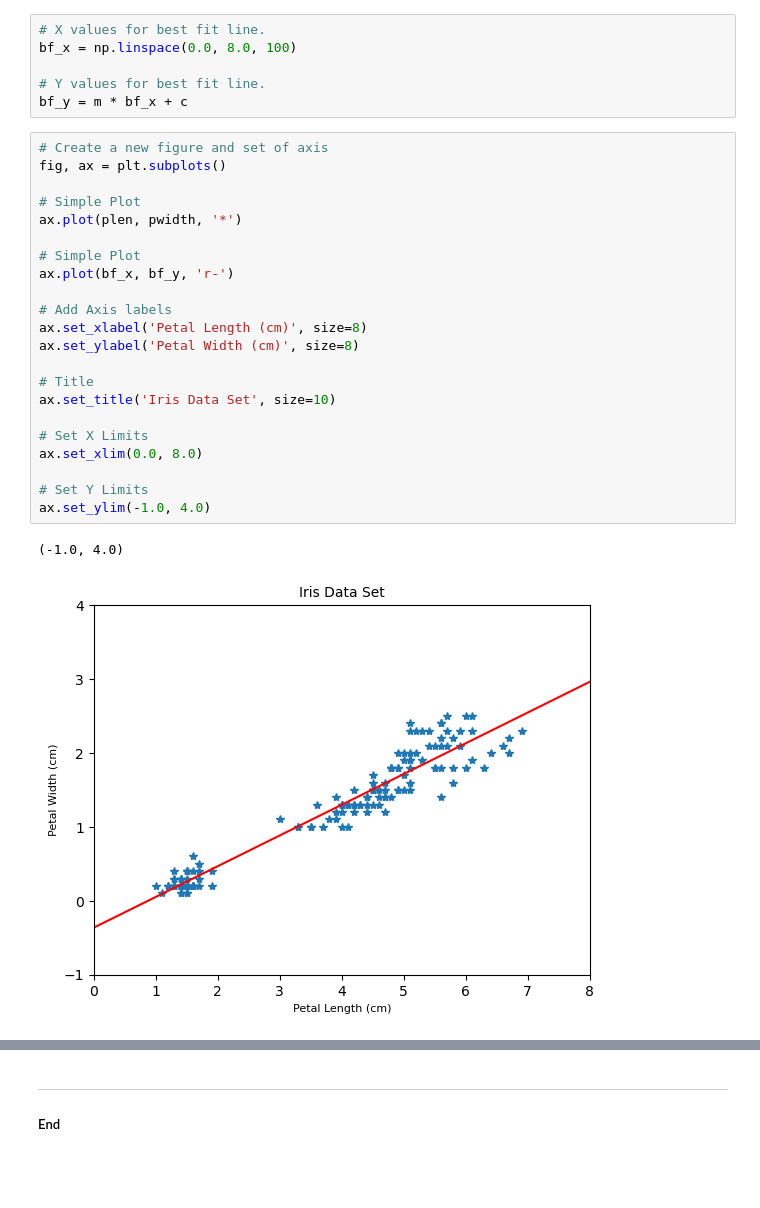
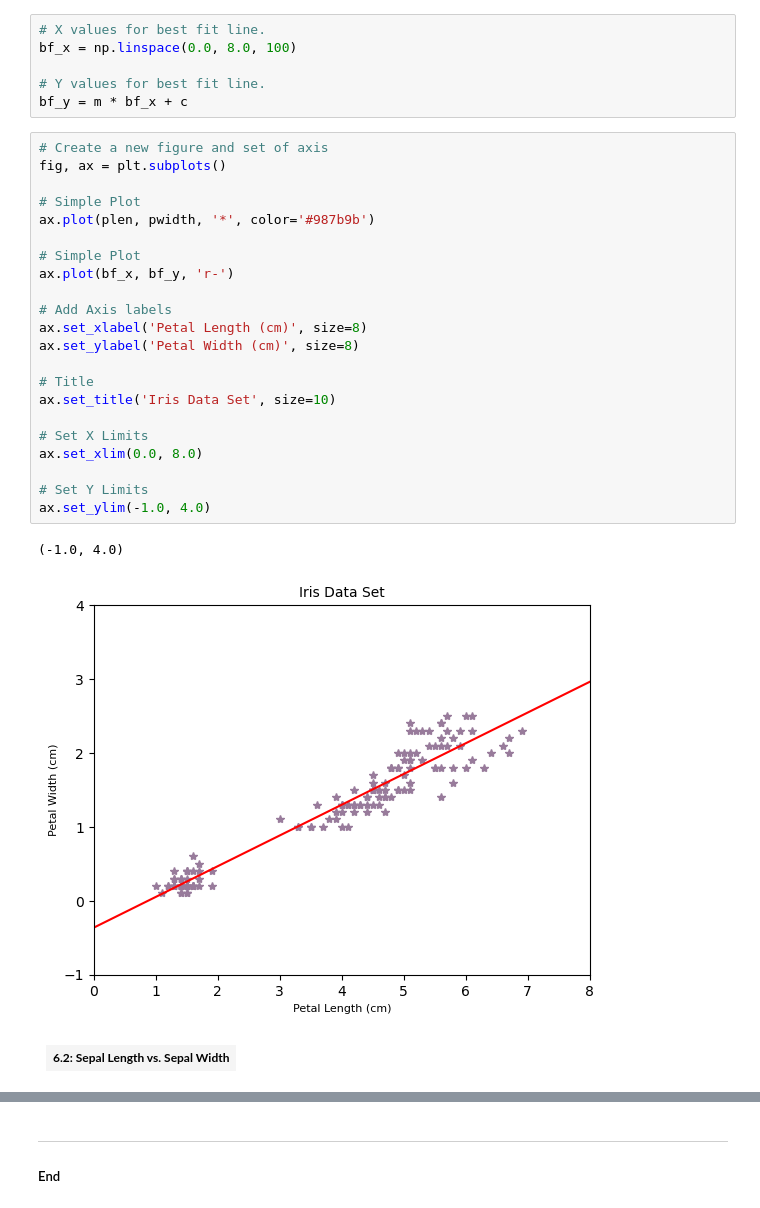
Before and after one commit to galto4/pands-project, a Jupyter notebook: iris.ipynb, the cells around one changed output, grey strips where cells are left out. Cells and saved outputs as stored; diff of their text form; blank space fills up the shorter version.

```diff
--- a/iris.ipynb
+++ b/iris.ipynb
@@ -472,25 +501,27 @@ bf_y = m * bf_x + c
 # %%
 # Create a new figure and set of axis
 fig, ax = plt.subplots()
 
 # Simple Plot
-ax.plot(plen, pwidth, '*')
+ax.plot(plen, pwidth, '*', color='#987b9b')
 
 # Simple Plot
 ax.plot(bf_x, bf_y, 'r-')
 
 # Add Axis labels
 ax.set_xlabel('Petal Length (cm)', size=8)
 ax.set_ylabel('Petal Width (cm)', size=8)
 
 # Title
 ax.set_title('Iris Data Set', size=10)
 
 # Set X Limits
 ax.set_xlim(0.0, 8.0)
 
 # Set Y Limits
 ax.set_ylim(-1.0, 4.0)
 # %% [output]
 (-1.0, 4.0)
-[figure, old version]
+[figure, new version]
+# %% [markdown]
+<table><tr><td><b>6.2: Sepal Length vs. Sepal Width</b></td></tr></table>
```
Also changed, not shown: parts of 34 cells of this notebook.
